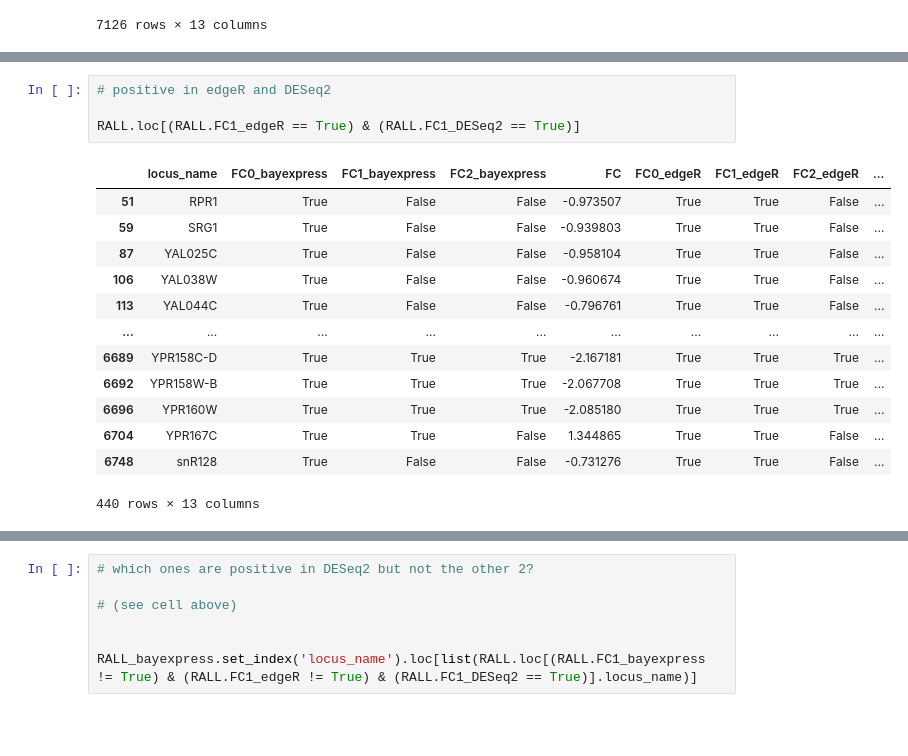
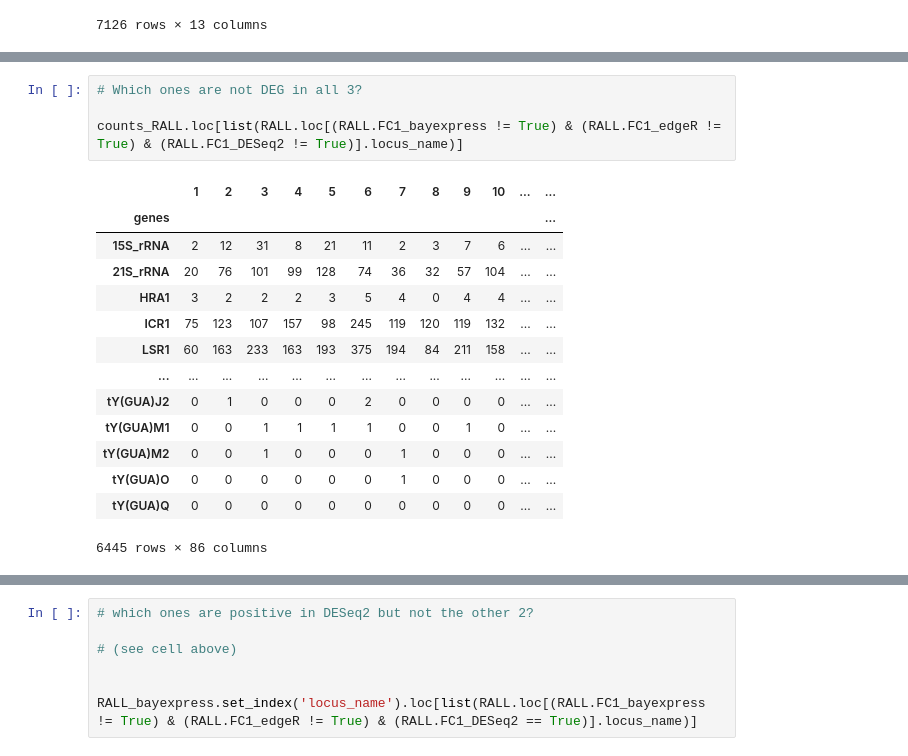
Before and after one commit to Morris-Research-Group/BDGE, a Jupyter notebook: package_comparison_RALL.ipynb, the cells around one changed output, grey strips where cells are left out. Drawn from its saved outputs; the diff is of its cells as text; blank space fills up the shorter version.

```diff
--- a/package_comparison_RALL.ipynb
+++ b/package_comparison_RALL.ipynb
@@ -161,18 +324,19 @@ RALL.loc[(RALL.FC1_bayexpress == True) & (RALL.FC1_edgeR == True) & (RALL.FC1_DE
 # %%
-# positive in edgeR and DESeq2
+# Which ones are not DEG in all 3?
 
-RALL.loc[(RALL.FC1_edgeR == True) & (RALL.FC1_DESeq2 == True)]
+counts_RALL.loc[list(RALL.loc[(RALL.FC1_bayexpress != True) & (RALL.FC1_edgeR != True) & (RALL.FC1_DESeq2 != True)].locus_name)]
 # %% [output]
-|  | locus_name | FC0_bayexpress | FC1_bayexpress | FC2_bayexpress | FC | FC0_edgeR | FC1_edgeR | FC2_edgeR | ... |
-| 51 | RPR1 | True | False | False | -0.973507 | True | True | False | ... |
-| 59 | SRG1 | True | False | False | -0.939803 | True | True | False | ... |
-| 87 | YAL025C | True | False | False | -0.958104 | True | True | False | ... |
-| 106 | YAL038W | True | False | False | -0.960674 | True | True | False | ... |
-| 113 | YAL044C | True | False | False | -0.796761 | True | True | False | ... |
-| ... | ... | ... | ... | ... | ... | ... | ... | ... | ... |
-| 6689 | YPR158C-D | True | True | True | -2.167181 | True | True | True | ... |
-| 6692 | YPR158W-B | True | True | True | -2.067708 | True | True | True | ... |
-| 6696 | YPR160W | True | True | True | -2.085180 | True | True | True | ... |
-| 6704 | YPR167C | True | True | False | 1.344865 | True | True | False | ... |
-| 6748 | snR128 | True | False | False | -0.731276 | True | True | False | ... |
+|  | 1 | 2 | 3 | 4 | 5 | 6 | 7 | 8 | 9 | 10 | ... | ... |
+| genes |  |  |  |  |  |  |  |  |  |  |  | ... |
+| 15S_rRNA | 2 | 12 | 31 | 8 | 21 | 11 | 2 | 3 | 7 | 6 | ... | ... |
+| 21S_rRNA | 20 | 76 | 101 | 99 | 128 | 74 | 36 | 32 | 57 | 104 | ... | ... |
+| HRA1 | 3 | 2 | 2 | 2 | 3 | 5 | 4 | 0 | 4 | 4 | ... | ... |
+| ICR1 | 75 | 123 | 107 | 157 | 98 | 245 | 119 | 120 | 119 | 132 | ... | ... |
+| LSR1 | 60 | 163 | 233 | 163 | 193 | 375 | 194 | 84 | 211 | 158 | ... | ... |
+| ... | ... | ... | ... | ... | ... | ... | ... | ... | ... | ... | ... | ... |
+| tY(GUA)J2 | 0 | 1 | 0 | 0 | 0 | 2 | 0 | 0 | 0 | 0 | ... | ... |
+| tY(GUA)M1 | 0 | 0 | 1 | 1 | 1 | 1 | 0 | 0 | 1 | 0 | ... | ... |
+| tY(GUA)M2 | 0 | 0 | 1 | 0 | 0 | 0 | 1 | 0 | 0 | 0 | ... | ... |
+| tY(GUA)O | 0 | 0 | 0 | 0 | 0 | 0 | 1 | 0 | 0 | 0 | ... | ... |
+| tY(GUA)Q | 0 | 0 | 0 | 0 | 0 | 0 | 0 | 0 | 0 | 0 | ... | ... |
-440 rows × 13 columns
+6445 rows × 86 columns
```
Also changed, not shown: parts of 21 cells of this notebook, 2 other files.
